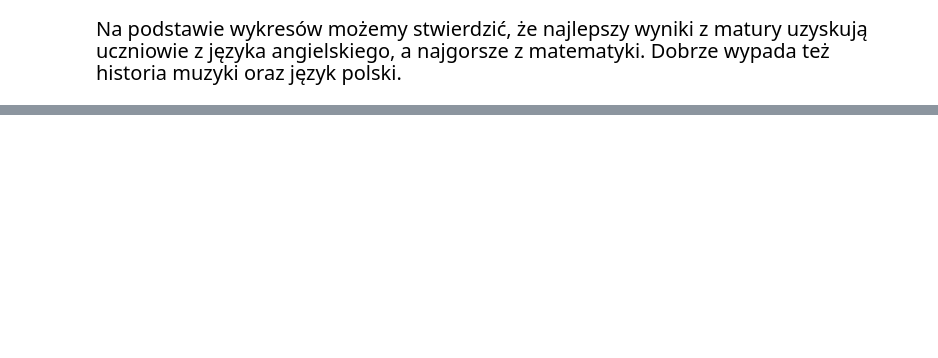
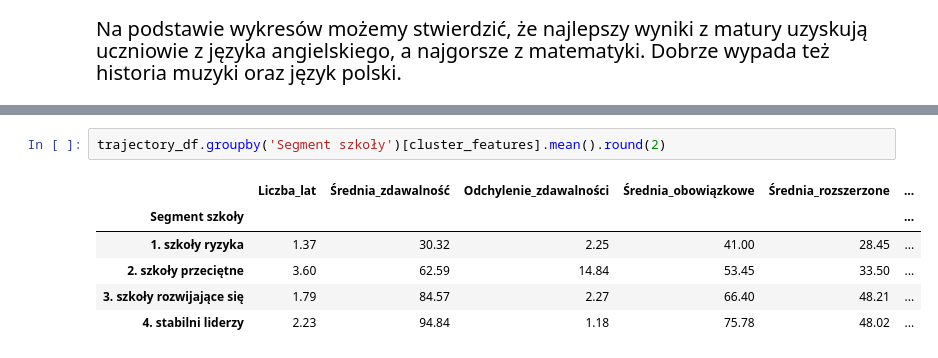
Before and after one commit to Gipsonek123/Projekt2-wyniki_matur, a Jupyter notebook: Projekt2 - wyniki matur.ipynb, the cells around one changed output, grey strips where cells are left out. Saved outputs shown, nothing was run; the diff lists cells and outputs as text; blank space fills up the shorter version.

```diff
--- a/Projekt2 - wyniki matur.ipynb
+++ b/Projekt2 - wyniki matur.ipynb
@@ -621,0 +890,9 @@ plot_pass_percentage_for_subjects(df_2024, subjects, column_names, 2024)
+# %%
+trajectory_df.groupby('Segment szkoły')[cluster_features].mean().round(2)
+# %% [output]
+|  | Liczba_lat | Średnia_zdawalność | Odchylenie_zdawalności | Średnia_obowiązkowe | Średnia_rozszerzone | ... |
+| Segment szkoły |  |  |  |  |  | ... |
+| 1. szkoły ryzyka | 1.37 | 30.32 | 2.25 | 41.00 | 28.45 | ... |
+| 2. szkoły przeciętne | 3.60 | 62.59 | 14.84 | 53.45 | 33.50 | ... |
+| 3. szkoły rozwijające się | 1.79 | 84.57 | 2.27 | 66.40 | 48.21 | ... |
+| 4. stabilni liderzy | 2.23 | 94.84 | 1.18 | 75.78 | 48.02 | ... |
```
Also changed, not shown: parts of 30 cells of this notebook.
